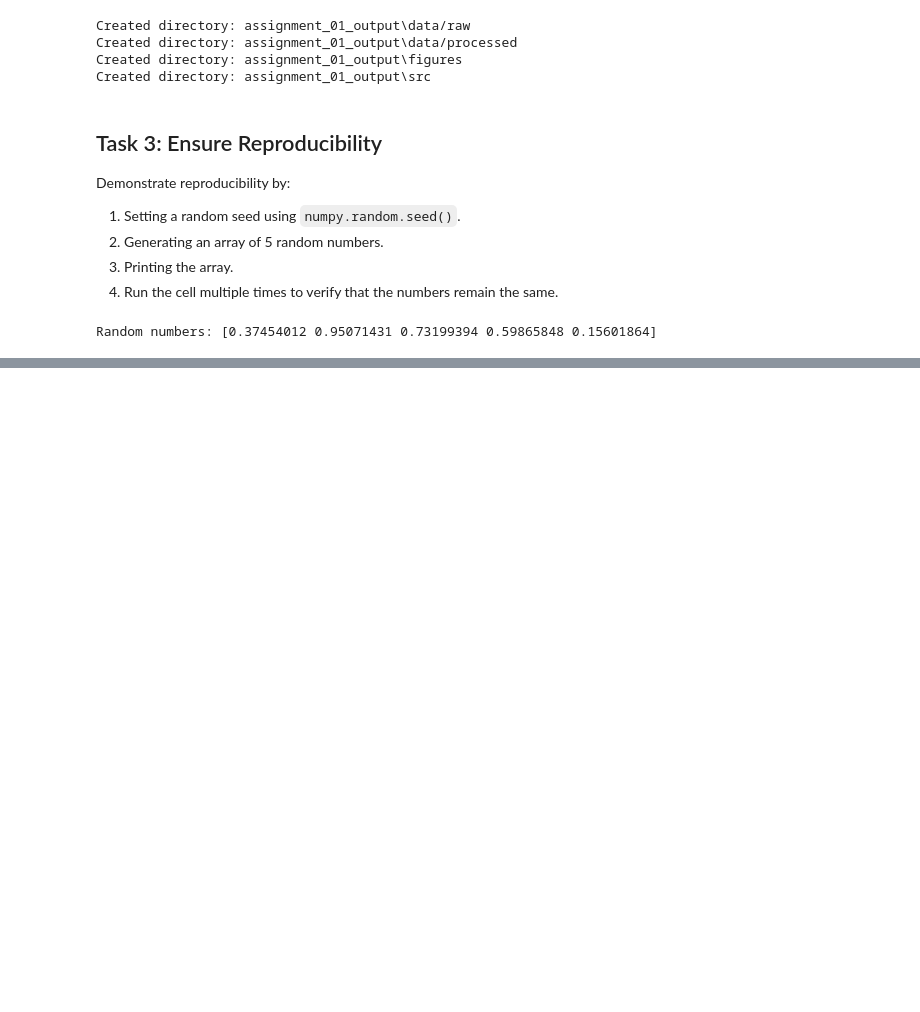
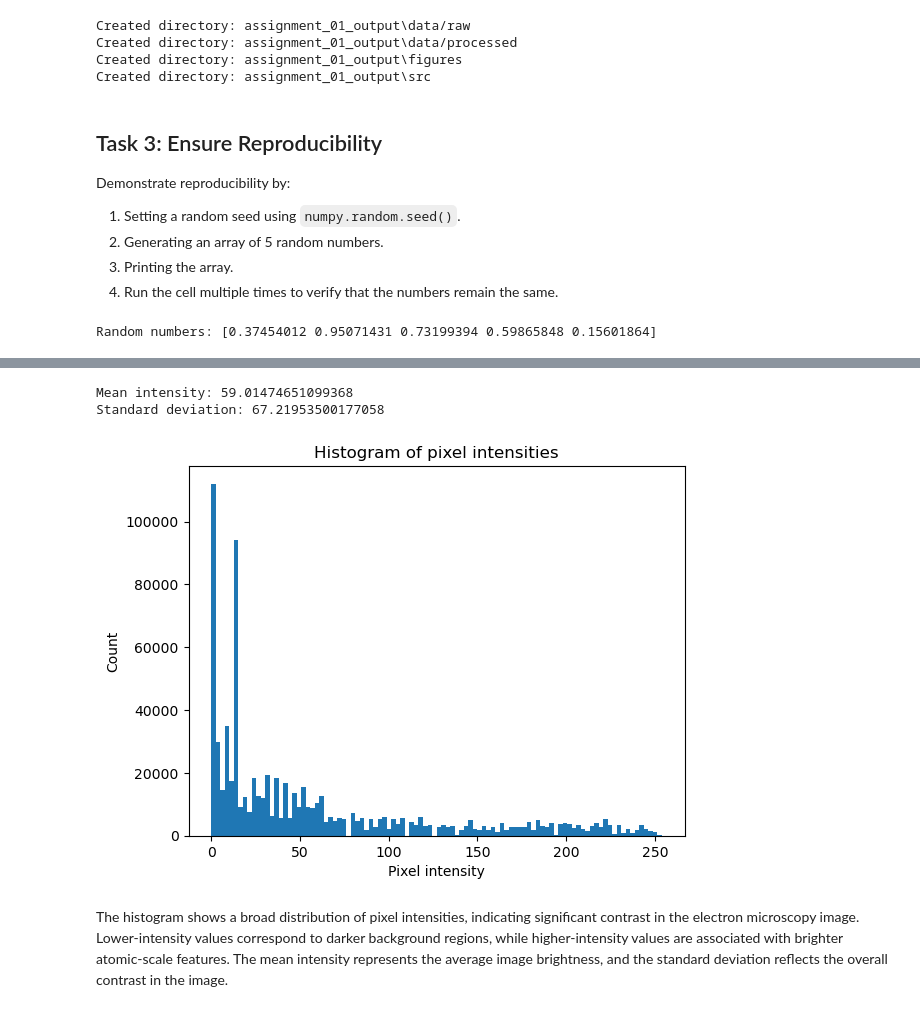
Before and after one commit to Kit-Wir/MATSCI465_KittichatWiratkapun, a Jupyter notebook: assignment_01_setup.ipynb, the cells around one changed output, grey strips where cells are left out. Drawn from its saved outputs; the diff is of its cells as text; code cells hidden in the pictures; blank space fills up the shorter version.

```diff
--- a/assignment_01_setup.ipynb
+++ b/assignment_01_setup.ipynb
@@ -97,0 +162,26 @@ Random numbers: [0.37454012 0.95071431 0.73199394 0.59865848 0.15601864]
+# %%
+import numpy as np
+
+mean_intensity = np.mean(img)
+std_intensity = np.std(img)
+
+print("Mean intensity:", mean_intensity)
+print("Standard deviation:", std_intensity)
+# %% [output]
+Mean intensity: 59.01474651099368
+Standard deviation: 67.21953500177058
+# %%
+import matplotlib.pyplot as plt
+
+plt.figure()
+plt.hist(img.ravel(), bins=100)
+plt.xlabel("Pixel intensity")
+plt.ylabel("Count")
+plt.title("Histogram of pixel intensities")
+plt.show()
+# %% [output]
+[figure, added]
+# %% [markdown]
+The histogram shows a broad distribution of pixel intensities, indicating significant contrast in the electron microscopy image.
+Lower-intensity values correspond to darker background regions, while higher-intensity values are associated with brighter atomic-scale features.
+The mean intensity represents the average image brightness, and the standard deviation reflects the overall contrast in the image.
```
Also changed, not shown: parts of 5 cells of this notebook.
